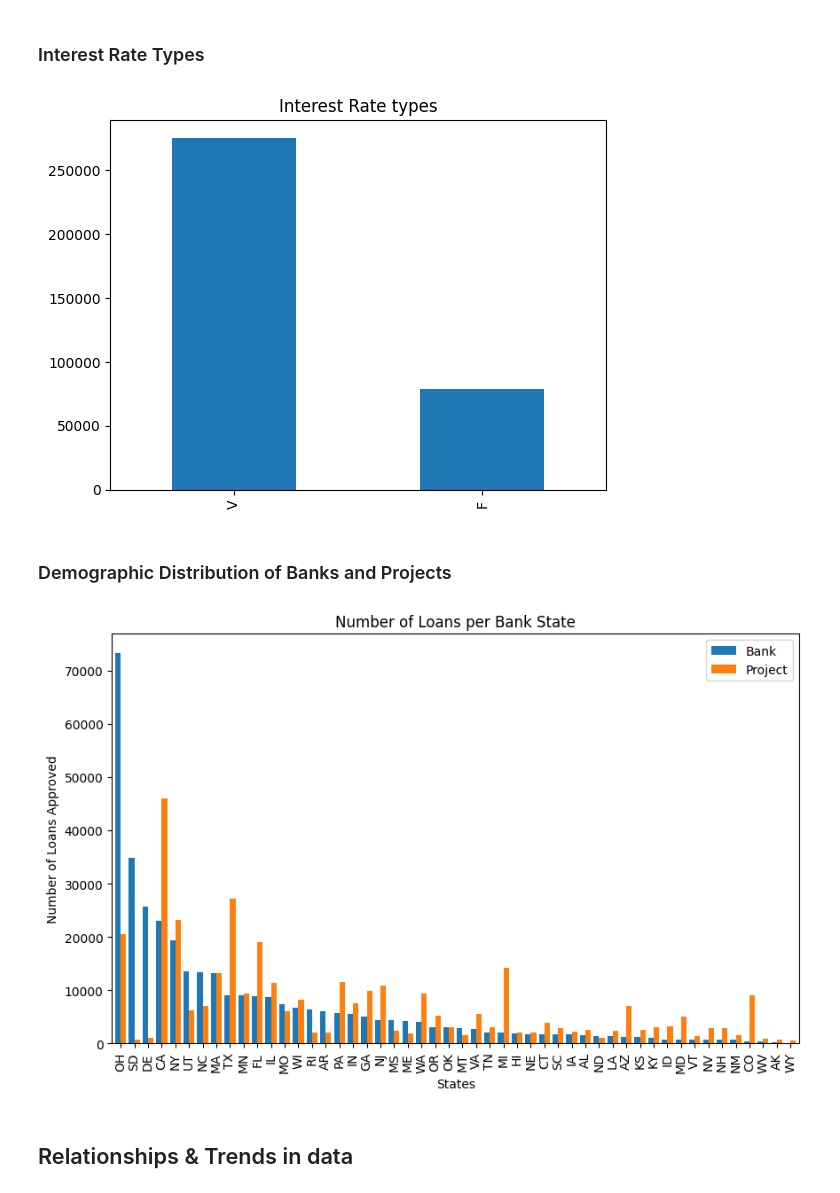
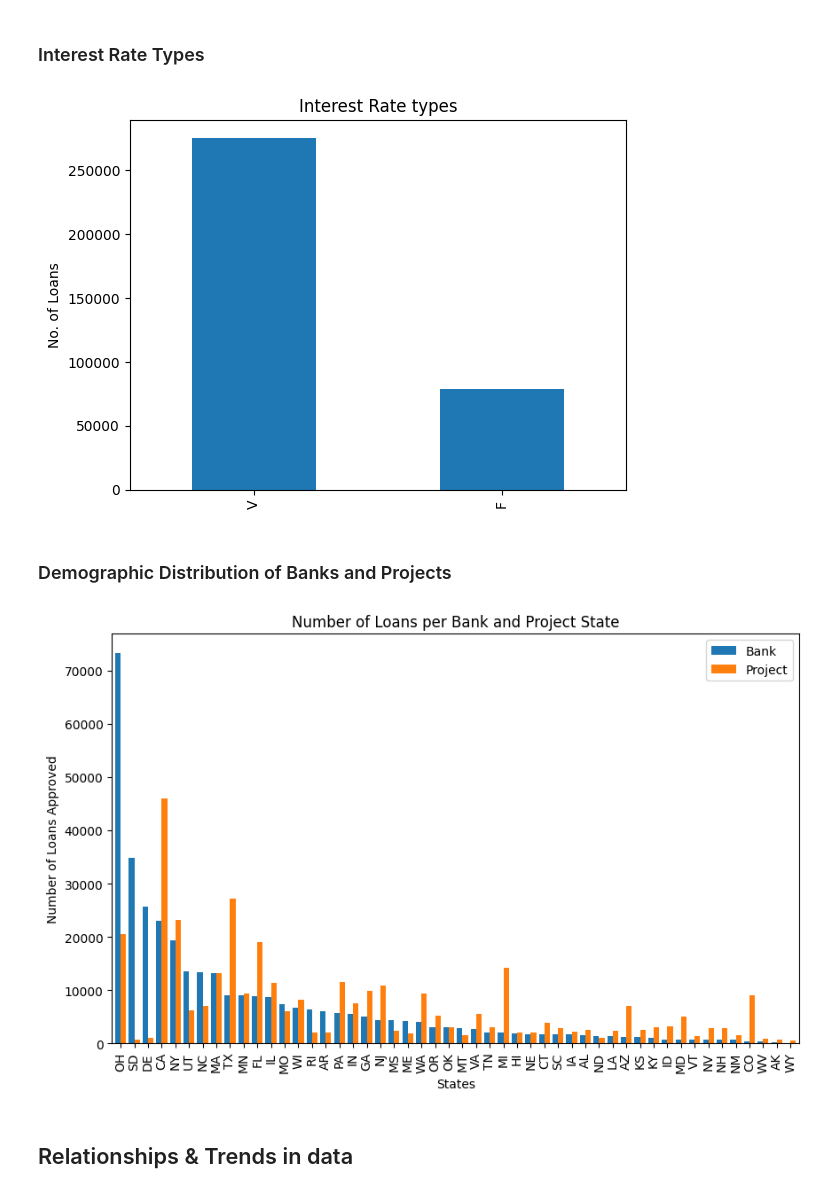
Before and after one commit to DineshDK672/Ryewalk_assignment, a Jupyter notebook: 01_EDA.ipynb, the cells around one changed output. Drawn from its saved outputs; the diff is of its cells as text; code cells hidden in the pictures.

```diff
--- a/01_EDA.ipynb
+++ b/01_EDA.ipynb
@@ -221,11 +231,12 @@ plt.show()
 # %%
 # Number of fixed and variable interest rates
 df['FixedorVariableInterestRate'].value_counts().plot.bar()
 plt.title('Interest Rate types')
 plt.xlabel(None)
+plt.ylabel('No. of Loans')
 plt.show()
 # %% [output]
-[figure, old version]
+[figure, new version]
 # %% [markdown]
 ### Demographic Distribution of Banks and Projects
 # %%
@@ -235,12 +246,12 @@ states.columns = ['Bank']
 states['Project']= df['ProjectState'].value_counts()
 states.sort_values(by='Bank', ascending= False, inplace=True)
 states.plot.bar(figsize = (10,6), width= 0.8)
-plt.title("Number of Loans per Bank State")
+plt.title("Number of Loans per Bank and Project State")
 plt.xlabel('States')
 plt.ylabel('Number of Loans Approved')
 plt.show()
 # %% [output]
-[figure, old version]
+[figure, new version]
 # %% [markdown]
 ## Relationships & Trends in data
 # %% [markdown]
```
Also changed, not shown: parts of 4 cells of this notebook.
